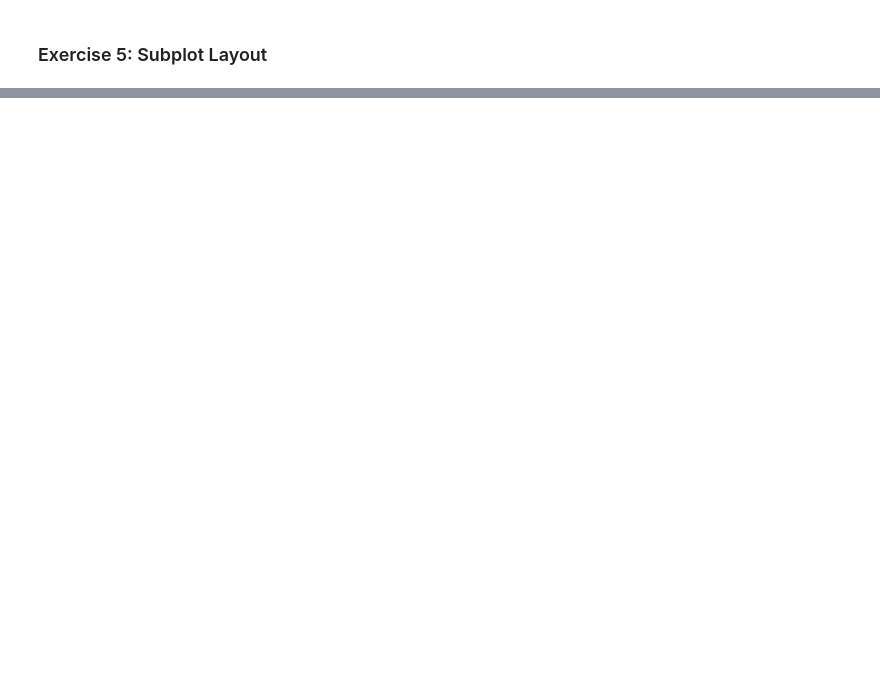
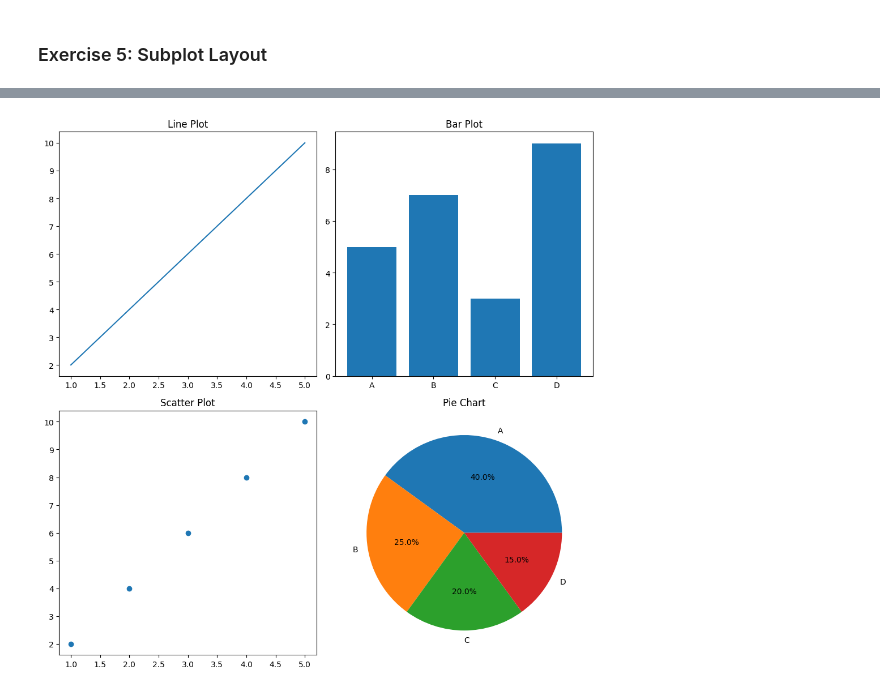
Before and after one commit to HemaRamaswamy08/python-jupyter-template, a Jupyter notebook: src/5-subplot.ipynb, the cells around one changed output, grey strips where cells are left out. Drawn from its saved outputs; the diff is of its cells as text; code cells hidden in the pictures; blank space fills up the shorter version.

```diff
--- a/src/5-subplot.ipynb
+++ b/src/5-subplot.ipynb
@@ -36,0 +6,68 @@ plt.show()
+# %%
+import matplotlib.pyplot as plt
+
+def validate_data(x, y, categories, values, sizes):
+    if not isinstance(x, list) or not isinstance(y, list):
+        raise ValueError("x and y must be lists.")
+    if len(x) == 0 or len(y) == 0:
+        raise ValueError("x and y lists cannot be empty.")
+    if len(x) != len(y):
+        raise ValueError("x and y lists must have the same length.")
+    if any(not isinstance(value, (int, float)) for value in x):
+        raise ValueError("All values in x must be numbers.")
+    if any(not isinstance(value, (int, float)) for value in y):
+        raise ValueError("All values in y must be numbers.")
+    if not isinstance(categories, list) or not isinstance(values, list):
+        raise ValueError("Categories and values must be lists.")
+    if len(categories) == 0 or len(values) == 0:
+        raise ValueError("Categories and values lists cannot be empty.")
+    if len(categories) != len(values):
+        raise ValueError("Categories and values lists must have the same length.")
+    if any(not isinstance(category, str) for category in categories):
+        raise ValueError("All categories must be strings.")
+    if any(not isinstance(value, (int, float)) for value in values):
+        raise ValueError("All values must be numbers.")
+    if not isinstance(sizes, list):
+        raise ValueError("Sizes must be a list.")
+    if len(sizes) == 0:
+        raise ValueError("Sizes list cannot be empty.")
+    if any(not isinstance(size, (int, float)) for size in sizes):
+        raise ValueError("All sizes must be numbers.")
+
+x = [1, 2, 3, 4, 5]
+y = [2, 4, 6, 8, 10]
+categories = ['A', 'B', 'C', 'D']
+values = [5, 7, 3, 9]
+sizes = [40, 25, 20, 15]
+
+try:
+    # Validate data
+    validate_data(x, y, categories, values, sizes)
+
+    fig, axs = plt.subplots(2, 2, figsize=(10, 10))
+
+    # First subplot: Line plot
+    axs[0, 0].plot(x, y)
+    axs[0, 0].set_title('Line Plot')
+
+    # Second subplot: Bar plot
+    axs[0, 1].bar(categories, values)
+    axs[0, 1].set_title('Bar Plot')
+
+    # Third subplot: Scatter plot
+    axs[1, 0].scatter(x, y)
+    axs[1, 0].set_title('Scatter Plot')
+
+    # Fourth subplot: Pie chart
+    axs[1, 1].pie(sizes, labels=categories, autopct='%1.1f%%')
+    axs[1, 1].set_title('Pie Chart')
+
+    plt.tight_layout()
+    plt.show()
+
+except ValueError as e:
+    print(f"Data validation error: {e}")
+except Exception as e:
+    print(f"An unexpected error occurred: {e}")
+# %% [output]
+[figure, added]
```
Also changed, not shown: parts of 1 cell of this notebook, 4 other files.
